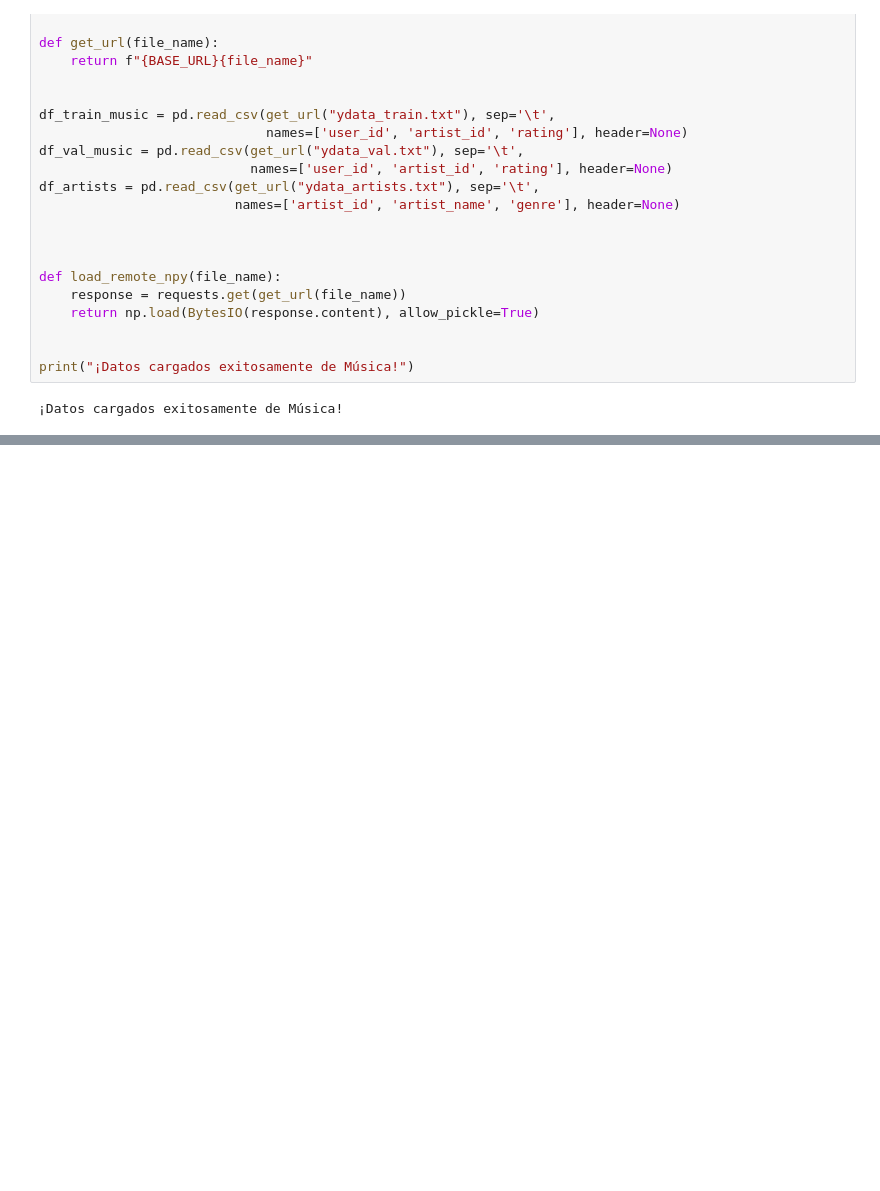
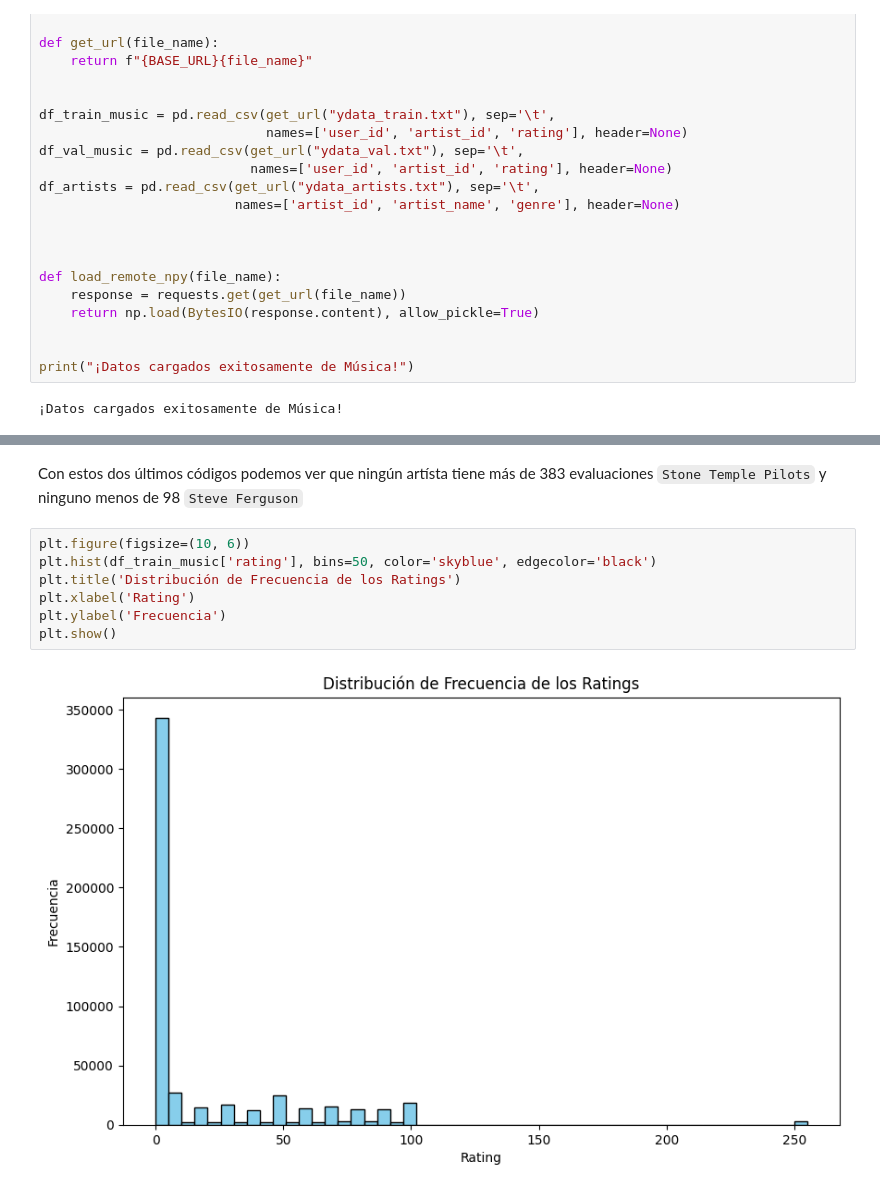
Before and after one commit to davidlealo/tarea_1_sisrec_2026, a Jupyter notebook: TAREA_1b_SICREC_G26.ipynb, the cells around one changed output, grey strips where cells are left out. Drawn from its saved outputs; the diff is of its cells as text; blank space fills up the shorter version.

```diff
--- a/TAREA_1b_SICREC_G26.ipynb
+++ b/TAREA_1b_SICREC_G26.ipynb
@@ -420,0 +327,11 @@ Copia las tablas y gráficos al informe PDF.
+# %% [markdown]
+Con estos dos últimos códigos podemos ver que ningún artísta tiene más de 383 evaluaciones `Stone Temple Pilots` y ninguno menos de 98 `Steve Ferguson`
+# %%
+plt.figure(figsize=(10, 6))
+plt.hist(df_train_music['rating'], bins=50, color='skyblue', edgecolor='black')
+plt.title('Distribución de Frecuencia de los Ratings')
+plt.xlabel('Rating')
+plt.ylabel('Frecuencia')
+plt.show()
+# %% [output]
+[figure, added]
```
Also changed, not shown: parts of 133 cells of this notebook.
